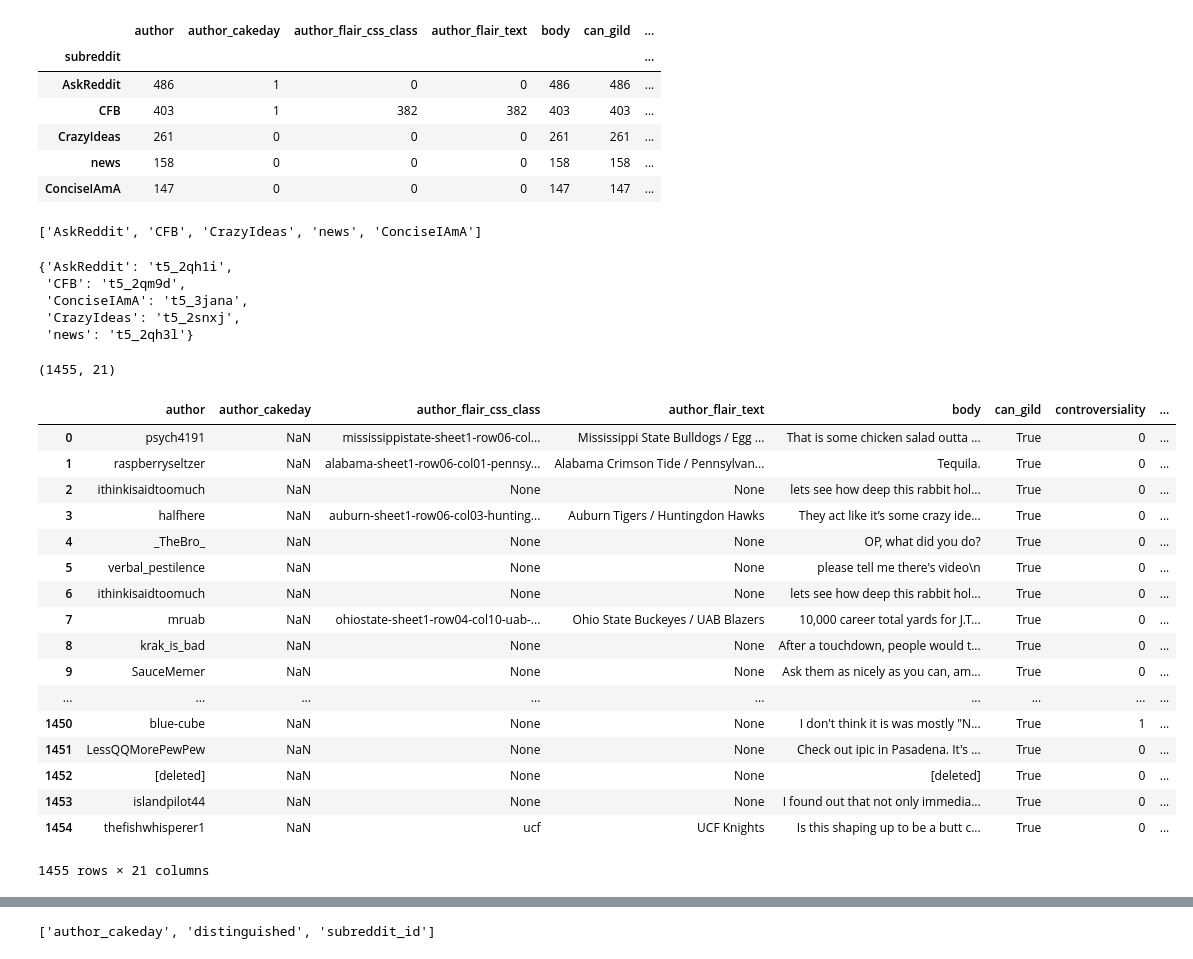
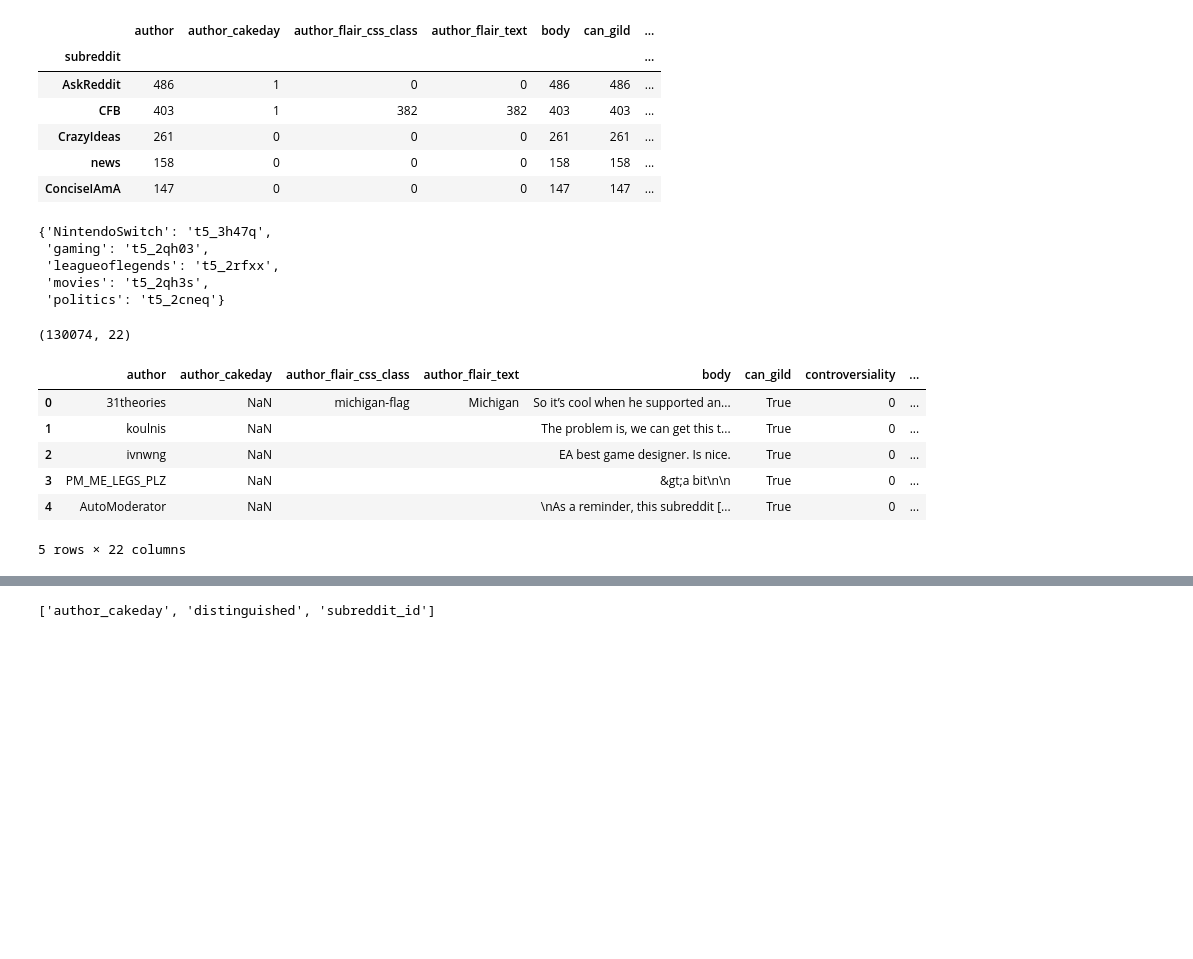
Before and after one commit to JaumeBofi/Reddit-Karma-Predictor, a Jupyter notebook: TA ML.ipynb, the cells around one changed output, grey strips where cells are left out. Drawn from its saved outputs; the diff is of its cells as text; code cells hidden in the pictures; blank space fills up the shorter version.

```diff
--- a/TA ML.ipynb
+++ b/TA ML.ipynb
@@ -69,50 +103,38 @@ subredditTop
 | ConciseIAmA | 147 | 0 | 0 | 0 | 147 | 147 | ... |
 # %%
 # List of most popular subreddits
-subredditList = subredditTop[subredditTop.columns[0]].keys().tolist()
-subredditList
+#subredditList = subredditTop[subredditTop.columns[0]].keys().tolist()
+subredditList = ['movies','gaming','leagueoflegends','NintendoSwitch','politics']
-# %% [output]
-['AskReddit', 'CFB', 'CrazyIdeas', 'news', 'ConciseIAmA']
 # %%
 # Dictionary: Reddit_id -> Reddit_name
+entry_df = df
 subredditIdToCode = {}
 
 for subReddit in subredditList:
-    subredditIdToCode[subReddit] = entry_df[entry_df.subreddit == subReddit].iloc[0]['subreddit_id']
+    subredditIdToCode[subReddit] = entry_df.head(1000)[entry_df.head(1000).subreddit == subReddit].iloc[0]['subreddit_id']
 
 subredditIdToCode
 # %% [output]
-{'AskReddit': 't5_2qh1i',
- 'CFB': 't5_2qm9d',
- 'ConciseIAmA': 't5_3jana',
- 'CrazyIdeas': 't5_2snxj',
- 'news': 't5_2qh3l'}
+{'NintendoSwitch': 't5_3h47q',
+ 'gaming': 't5_2qh03',
+ 'leagueoflegends': 't5_2rfxx',
+ 'movies': 't5_2qh3s',
+ 'politics': 't5_2cneq'}
 # %%
 entry_df = entry_df[entry_df['subreddit'].isin(subredditList)]
 print(entry_df.shape)
 entry_df.reset_index(drop=True,inplace=True)
-entry_df
+entry_df.head()
 # We get 14 % of data
 # %% [output]
-(1455, 21)
+(130074, 22)
 |  | author | author_cakeday | author_flair_css_class | author_flair_text | body | can_gild | controversiality | ... |
-| 0 | psych4191 | NaN | mississippistate-sheet1-row06-col... | Mississippi State Bulldogs / Egg ... | That is some chicken salad outta ... | True | 0 | ... |
-| 1 | raspberryseltzer | NaN | alabama-sheet1-row06-col01-pennsy... | Alabama Crimson Tide / Pennsylvan... | Tequila. | True | 0 | ... |
-| 2 | ithinkisaidtoomuch | NaN | None | None | lets see how deep this rabbit hol... | True | 0 | ... |
-| 3 | halfhere | NaN | auburn-sheet1-row06-col03-hunting... | Auburn Tigers / Huntingdon Hawks | They act like it’s some crazy ide... | True | 0 | ... |
-| 4 | _TheBro_ | NaN | None | None | OP, what did you do? | True | 0 | ... |
-| 5 | verbal_pestilence | NaN | None | None | please tell me there's video\n | True | 0 | ... |
-| 6 | ithinkisaidtoomuch | NaN | None | None | lets see how deep this rabbit hol... | True | 0 | ... |
-| 7 | mruab | NaN | ohiostate-sheet1-row04-col10-uab-... | Ohio State Buckeyes / UAB Blazers | 10,000 career total yards for J.T... | True | 0 | ... |
-| 8 | krak_is_bad | NaN | None | None | After a touchdown, people would t... | True | 0 | ... |
-| 9 | SauceMemer | NaN | None | None | Ask them as nicely as you can, am... | True | 0 | ... |
-| ... | ... | ... | ... | ... | ... | ... | ... | ... |
-| 1450 | blue-cube | NaN | None | None | I don't think it is was mostly "N... | True | 1 | ... |
-| 1451 | LessQQMorePewPew | NaN | None | None | Check out ipic in Pasadena. It's ... | True | 0 | ... |
-| 1452 | [deleted] | NaN | None | None | [deleted] | True | 0 | ... |
-| 1453 | islandpilot44 | NaN | None | None | I found out that not only immedia... | True | 0 | ... |
-| 1454 | thefishwhisperer1 | NaN | ucf | UCF Knights | Is this shaping up to be a butt c... | True | 0 | ... |
+| 0 | 31theories | NaN | michigan-flag | Michigan | So it’s cool when he supported an... | True | 0 | ... |
+| 1 | koulnis | NaN |  |  | The problem is, we can get this t... | True | 0 | ... |
+| 2 | ivnwng | NaN |  |  | EA best game designer. Is nice. | True | 0 | ... |
+| 3 | PM_ME_LEGS_PLZ | NaN |  |  | &gt;a bit\n\n | True | 0 | ... |
+| 4 | AutoModerator | NaN |  |  | \nAs a reminder, this subreddit [... | True | 0 | ... |
-1455 rows × 21 columns
+5 rows × 22 columns
 # %%
 ## Podemos borrar algunas columnas no relevantes para el analisis
 entry_df = entry_df.drop(['subreddit','author','controversiality','author_flair_css_class','author_flair_text','can_gild','created_utc','id','permalink','retrieved_on','stickied','parent_id','link_id'],axis = 1)
```
Also changed, not shown: parts of 16 cells of this notebook, 2 other files.
